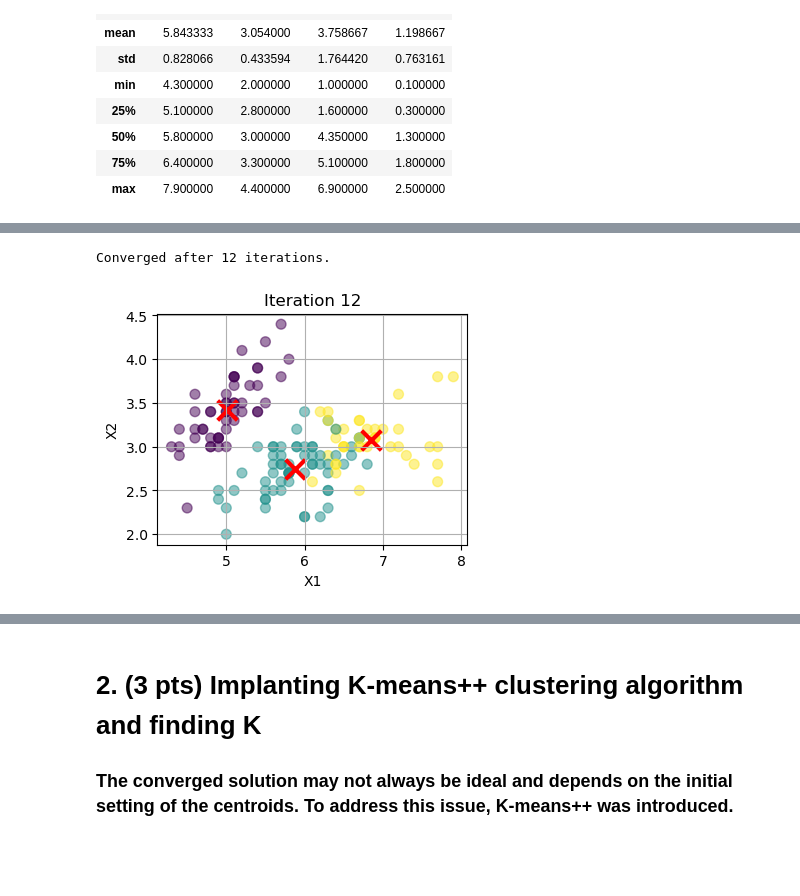
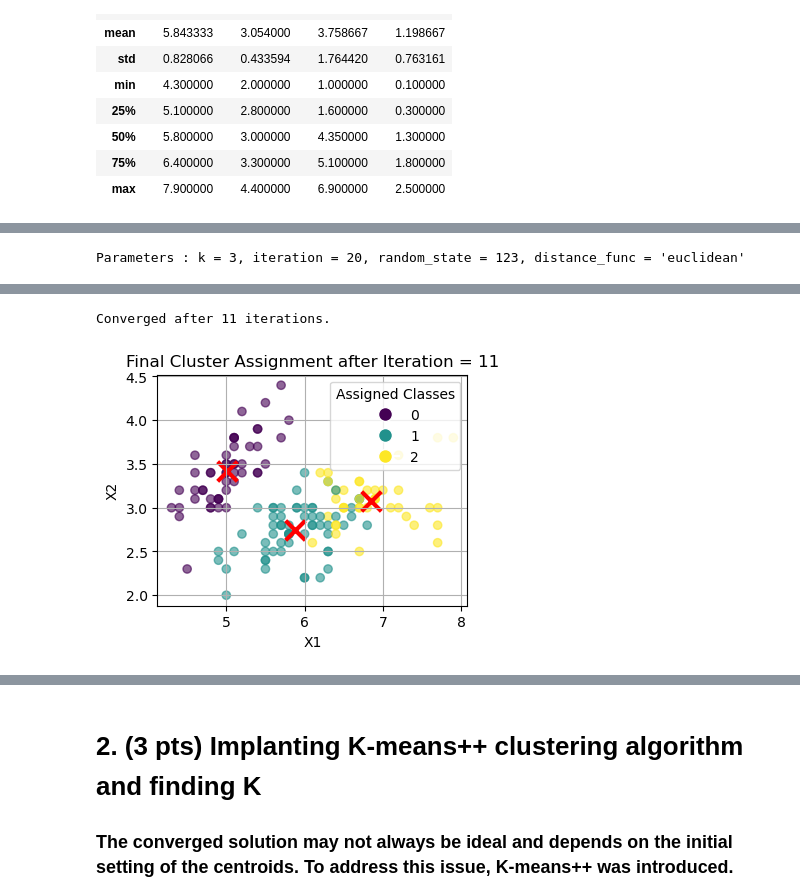
Before and after one commit to anjali-ojha/data-mining, a Jupyter notebook: assignment-2/homeword-2.ipynb, the cells around one changed output, grey strips where cells are left out. Saved outputs shown, nothing was run; the diff lists cells and outputs as text; code cells hidden in the pictures; blank space fills up the shorter version.

```diff
--- a/assignment-2/homeword-2.ipynb
+++ b/assignment-2/homeword-2.ipynb
@@ -31,30 +74,38 @@ import numpy as np
 import matplotlib.pyplot as plt
 import pandas as pd
 
-# KMeans class definition
 class KMeans:
-    def __init__(self, k=3, iteration=5, random_state=123):
+
+    def __init__(self, k=3, n_plots=4, iteration=5, distance_func='euclidean', random_state=123,):
         """
-        :param k: Number of clusters (K).
-        :param iteration: Maximum number of iterations.
-        :param random_state: Seed for random number generator.
+
+            :param k: Number of clusters (K).
+            :param n_plots: Number of top plots.
+            :param iteration: Maximum number of iterations.
+            :param random_state: Seed for random number generator.
         """
         self.k = k
         self.iteration = iteration
+        self.n_plots = n_plots
+        self.distance_func = distance_func
         self.random_state = random_state
         np.random.seed(self.random_state)
+        print(f"Parameters : {k = }, {iteration = }, {random_state = }, {distance_func = }")
+        self.centroids = None
 
     # Initialize centroids randomly from the data points
     def initialize_centroids(self, X):
-        indices = np.random.choice(X.shape[0], self.k, replace=False)
+        indices = np.random.RandomState(self.random_state).choice(X.shape[0], self.k, replace=False)
         return X[indices]
 
     # Compute the distance between each data point and the centroids
     def compute_distances(self, X, centroids):
-        distances = np.zeros((X.shape[0], self.k))
+        num_points = X.shape[0]
+        distances = np.zeros((num_points, self.k))
         for i in range(self.k):
-            distances[:, i] = np.linalg.norm(X - centroids[i], axis=1)
+            distances[:, i] = np.array([compute_distance_bw_points(self.distance_func, x, centroids[i]) for x in X])
         return distances
+
 
     # Assign each data point to the nearest centroid
     def assign_clusters(self, distances):
@@ -71,47 +122,69 @@ class KMeans:
     def fit(self, X):
         # Step 1: Initialize centroids
         self.centroids = self.initialize_centroids(X)
-        self.plot_clusters(X, self.centroids, np.zeros(X.shape[0]), iteration='Initial')
 
-        for i in range(1, self.iteration+1):
+        for i in range(0, self.iteration+1):
             # Step 2: Compute distances and assign clusters
             distances = self.compute_distances(X, self.centroids)
             labels = self.assign_clusters(distances)
 
+            if i == 0:
+                self.plot_clusters(X, self.centroids, labels, title='Intial Assignment')
+            elif i <= self.n_plots:
+                self.plot_clusters(X, self.centroids, labels, title=f'Cluster Assignment after Iteration = {i}')
+
             # Step 3: Update centroids
             new_centroids = self.update_centroids(X, labels)
-
-            # Plot the current iteration
-            if i <= 4: self.plot_clusters(X, new_centroids, labels, iteration=i)
 
             # Check for convergence (if centroids don't change)
             if np.all(new_centroids == self.centroids):
                 print(f"Converged after {i} iterations.")
-                self.plot_clusters(X, new_centroids, labels, iteration=i)
                 break
 
             # Update centroids for the next iteration
             self.centroids = new_centroids
 
+        self.plot_clusters(X, self.centroids, labels,  title=f'Final Cluster Assignment after Iteration = {i}')
         return labels, self.centroids
 
+    # # Plotting function
+    # def plot_clusters(self, X, centroids, labels, title):
+    #     plt.figure(figsize=(4, 3))
+    #     plt.scatter(X[:, 0], X[:, 1], c=labels, cmap='viridis', marker='o', alpha=0.5, s=50)
+    #     plt.scatter(centroids[:, 0], centroids[:, 1], c='red', marker='x', s=200, linewidths=3)
+    #     plt.title(title)
+    #     plt.xlabel('X1')
+    #     plt.ylabel('X2')
+    #     plt.grid(True)
+    #     plt.show()
+
     # Plotting function
-    def plot_clusters(self, X, centroids, labels, iteration):
+    def plot_clusters(self, X, centroids, labels, title):
         plt.figure(figsize=(4, 3))
-        plt.scatter(X[:, 0], X[:, 1], c=labels, cmap='viridis', marker='o', alpha=0.5, s=50)
+        # Define a discrete colormap
+        # cmap = plt.cm.get_cmap('viridis', num_classes)
+        # plt.scatter(X[:, 0], X[:, 1], c=labels,  marker='o', alpha=0.5, s=50)
+        # plt.scatter(centroids[:, 0], centroids[:, 1], c='red', marker='x', s=200, linewidths=3)
+
+        class_labels = np.unique(labels)
+        num_classes = len(class_labels)
+        cmap = plt.cm.get_cmap('viridis', num_classes)
+        scatter = plt.scatter(X[:, 0], X[:, 1], c=labels, cmap=cmap, marker='o', alpha=0.6)
         plt.scatter(centroids[:, 0], centroids[:, 1], c='red', marker='x', s=200, linewidths=3)
-        plt.title(f'Iteration {iteration}')
+        handles = [Line2D([0], [0], marker='o', color='w', markerfacecolor=cmap(i), markersize=10) for i in range(num_classes)]
+
+        plt.legend(handles, class_labels, title='Assigned Classes', loc='upper right')
+
+        plt.title(title)
         plt.xlabel('X1')
         plt.ylabel('X2')
         plt.grid(True)
         plt.show()
 
 
+
 X = df.values
-
-# Initialize the KMeans object
-kmeans = KMeans(k=3, iteration=20)
-
-# Fit the KMeans algorithm to the data
-labels, centroids = kmeans.fit(X)
+kmeans = KMeans(k=3, n_plots=4, iteration=20)
+k_means_labels, k_means_centroids = kmeans.fit(X)
 # %% [output]
+Parameters : k = 3, iteration = 20, random_state = 123, distance_func = 'euclidean'
@@ -123,2 +196,2 @@ labels, centroids = kmeans.fit(X)
-Converged after 12 iterations.
+Converged after 11 iterations.
-[figure, old version]
+[figure, new version]
```
Also changed, not shown: parts of 9 cells of this notebook.
